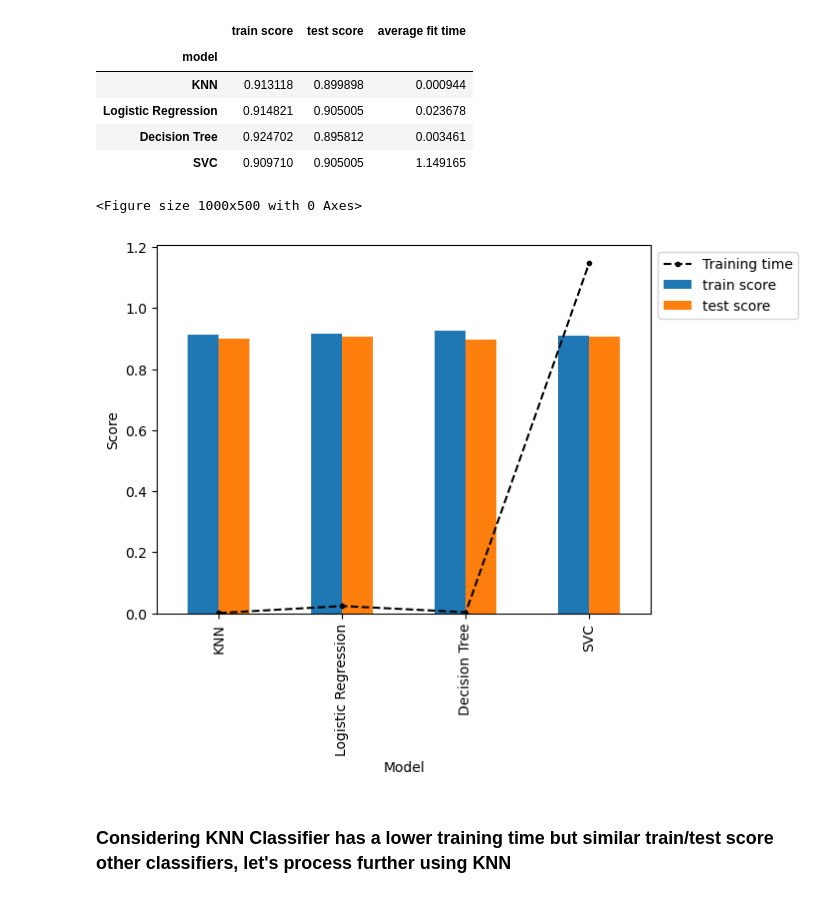
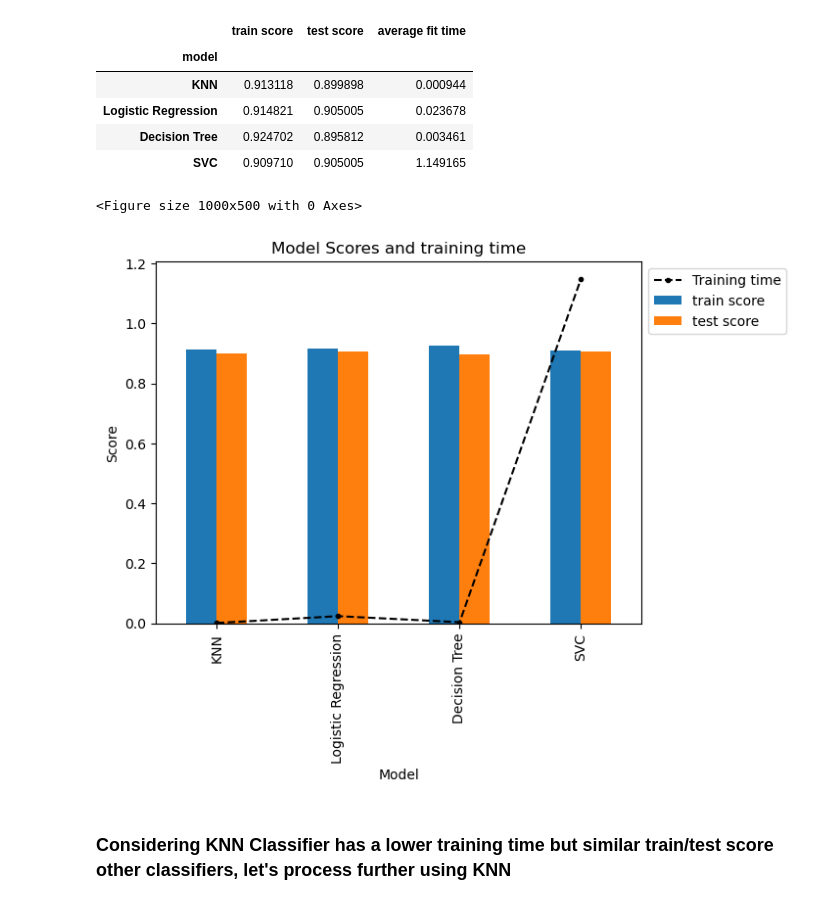
Before and after one commit to dipesh267/ClassificationModelComparison, a Jupyter notebook: BankMarketing.ipynb, the cells around one changed output. Cells and saved outputs as stored; diff of their text form; code cells hidden in the pictures.

```diff
--- a/BankMarketing.ipynb
+++ b/BankMarketing.ipynb
@@ -280,14 +280,15 @@ comparison_df
 # %%
 plt.figure(figsize=(10,5))
 comparison_df[['train score','test score']].plot(kind='bar')
 plt.plot(comparison_df['average fit time'],'k.--',label='Training time')
 plt.ylabel('Score')
 plt.xlabel('Model')
+plt.title('Model Scores and training time')
 plt.legend(bbox_to_anchor=(1, 1))
 plt.show()
 # %% [output]
 <Figure size 1000x500 with 0 Axes>
-[figure, old version]
+[figure, new version]
 # %% [markdown]
 ### Considering KNN Classifier has a lower training time but similar train/test score other classifiers, let's process further using KNN
 # %%
```
Also changed, not shown: 7 other files.
